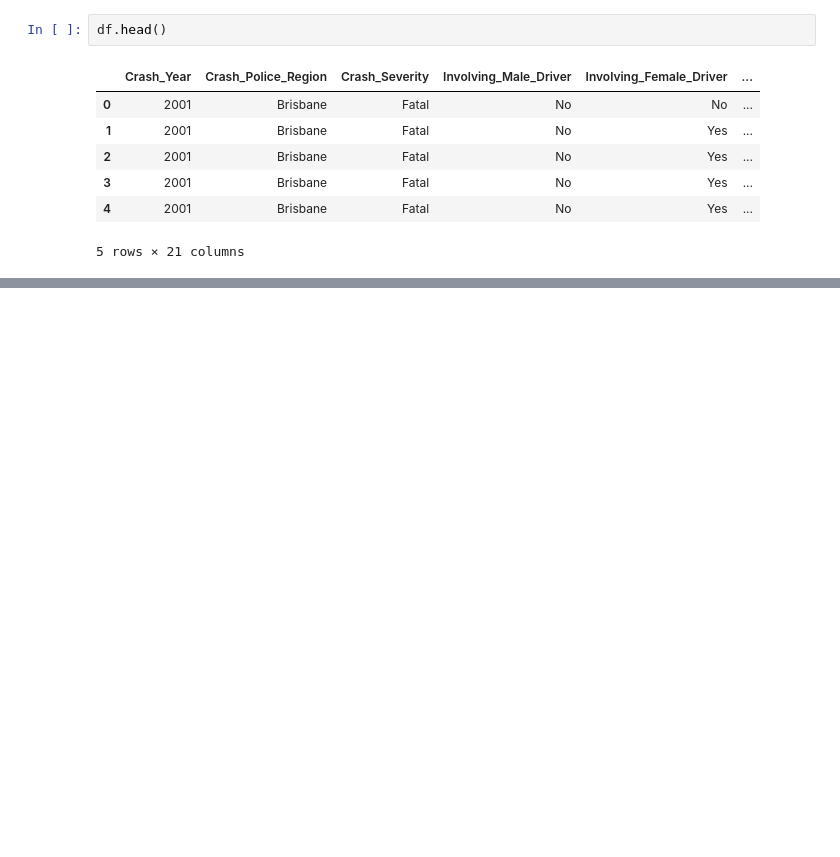
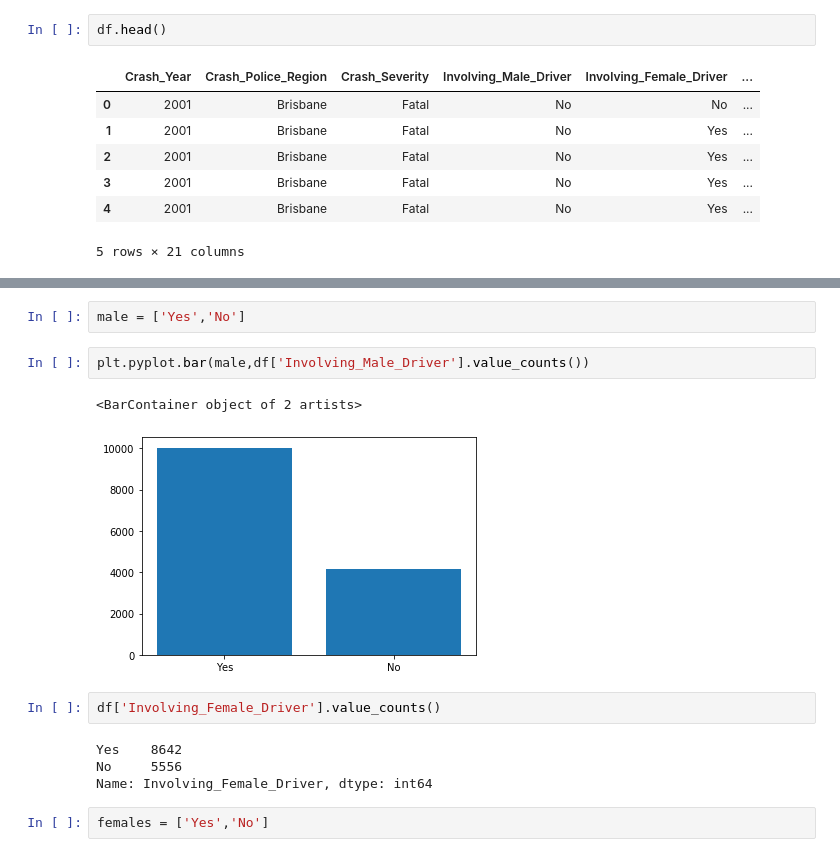
Before and after one commit to AmmaraRazzaq/DataAnalysis_with_Python, a Jupyter notebook: DataAnalysiswithPython.ipynb, the cells around one changed output, grey strips where cells are left out. Drawn from its saved outputs; the diff is of its cells as text; blank space fills up the shorter version.

```diff
--- a/DataAnalysiswithPython.ipynb
+++ b/DataAnalysiswithPython.ipynb
@@ -270,0 +297,15 @@ df.head()
+# %%
+male = ['Yes','No']
+# %%
+plt.pyplot.bar(male,df['Involving_Male_Driver'].value_counts())
+# %% [output]
+<BarContainer object of 2 artists>
+[figure, added]
+# %%
+df['Involving_Female_Driver'].value_counts()
+# %% [output]
+Yes    8642
+No     5556
+Name: Involving_Female_Driver, dtype: int64
+# %%
+females = ['Yes','No']
```
Also changed, not shown: parts of 99 cells of this notebook.
